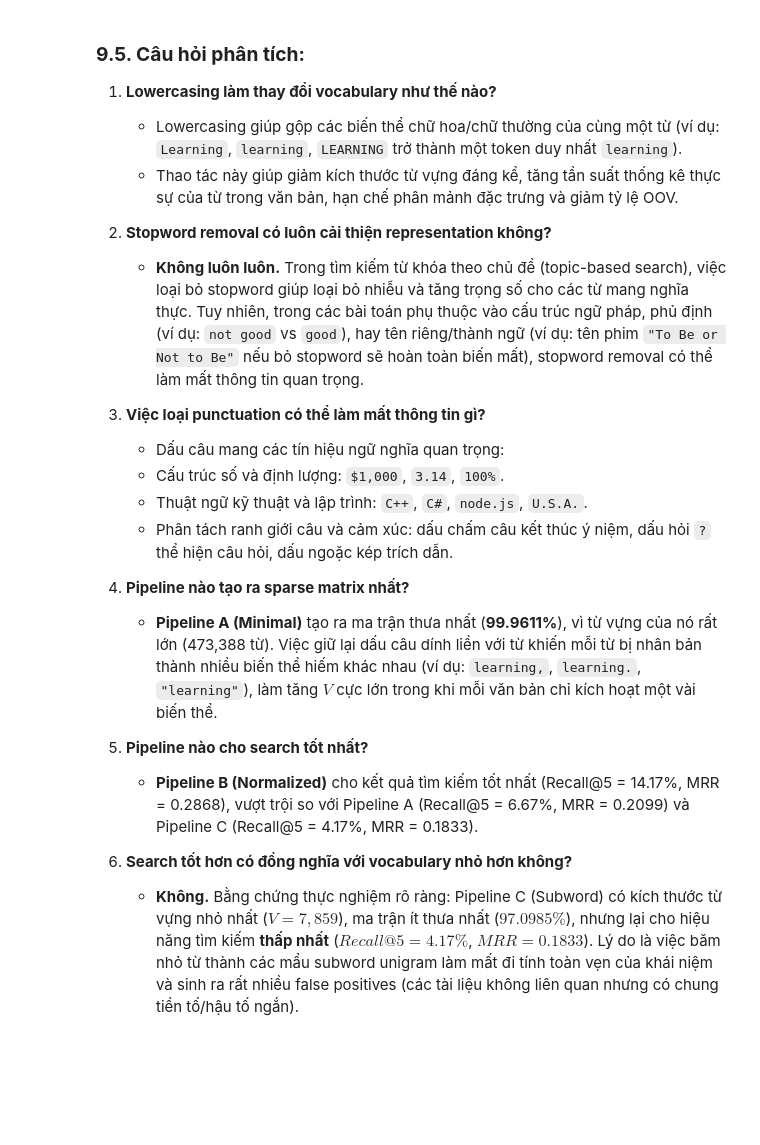
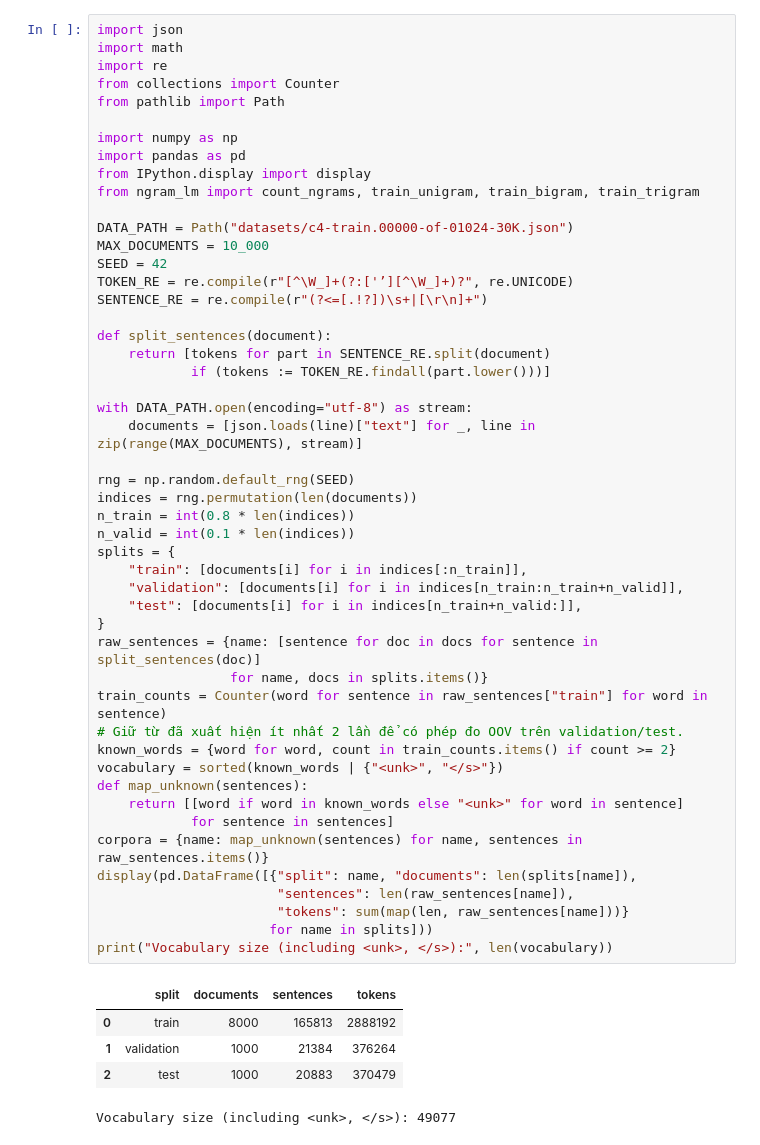
Before and after one commit to truongan683/NLP_TH, a Jupyter notebook: experiments.ipynb, the cells around one changed output. Saved outputs shown, nothing was run; the diff lists cells and outputs as text; blank space fills up the shorter version.

```diff
--- a/experiments.ipynb
+++ b/experiments.ipynb
@@ -449,24 +1,55 @@ So sánh
-# %% [markdown]
-### **9.5. Câu hỏi phân tích:**
-
-1. **Lowercasing làm thay đổi vocabulary như thế nào?**
-   - Lowercasing giúp gộp các biến thể chữ hoa/chữ thường của cùng một từ (ví dụ: `Learning`, `learning`, `LEARNING` trở thành một token duy nhất `learning`).
-   - Thao tác này giúp giảm kích thước từ vựng đáng kể, tăng tần suất thống kê thực sự của từ trong văn bản, hạn chế phân mảnh đặc trưng và giảm tỷ lệ OOV.
-
-2. **Stopword removal có luôn cải thiện representation không?**
-   - **Không luôn luôn.** Trong tìm kiếm từ khóa theo chủ đề (topic-based search), việc loại bỏ stopword giúp loại bỏ nhiễu và tăng trọng số cho các từ mang nghĩa thực. Tuy nhiên, trong các bài toán phụ thuộc vào cấu trúc ngữ pháp, phủ định (ví dụ: `not good` vs `good`), hay tên riêng/thành ngữ (ví dụ: tên phim `"To Be or Not to Be"` nếu bỏ stopword sẽ hoàn toàn biến mất), stopword removal có thể làm mất thông tin quan trọng.
-
-3. **Việc loại punctuation có thể làm mất thông tin gì?**
-   - Dấu câu mang các tín hiệu ngữ nghĩa quan trọng:
-   - Cấu trúc số và định lượng: `$1,000`, `3.14`, `100%`.
-   - Thuật ngữ kỹ thuật và lập trình: `C++`, `C#`, `node.js`, `U.S.A.`.
-   - Phân tách ranh giới câu và cảm xúc: dấu chấm câu kết thúc ý niệm, dấu hỏi `?` thể hiện câu hỏi, dấu ngoặc kép trích dẫn.
-
-4. **Pipeline nào tạo ra sparse matrix nhất?**
-   - **Pipeline A (Minimal)** tạo ra ma trận thưa nhất (**99.9611%**), vì từ vựng của nó rất lớn (473,388 từ). Việc giữ lại dấu câu dính liền với từ khiến mỗi từ bị nhân bản thành nhiều biến thể hiếm khác nhau (ví dụ: `learning,`, `learning.`, `"learning"`), làm tăng $V$ cực lớn trong khi mỗi văn bản chỉ kích hoạt một vài biến thể.
-
-5. **Pipeline nào cho search tốt nhất?**
-   - **Pipeline B (Normalized)** cho kết quả tìm kiếm tốt nhất (Recall@5 = 14.17%, MRR = 0.2868), vượt trội so với Pipeline A (Recall@5 = 6.67%, MRR = 0.2099) và Pipeline C (Recall@5 = 4.17%, MRR = 0.1833).
-
-6. **Search tốt hơn có đồng nghĩa với vocabulary nhỏ hơn không?**
-   - **Không.** Bằng chứng thực nghiệm rõ ràng: Pipeline C (Subword) có kích thước từ vựng nhỏ nhất ($V = 7,859$), ma trận ít thưa nhất ($97.0985\%$), nhưng lại cho hiệu năng tìm kiếm **thấp nhất** ($Recall@5 = 4.17\%$, $MRR = 0.1833$). Lý do là việc băm nhỏ từ thành các mẩu subword unigram làm mất đi tính toàn vẹn của khái niệm và sinh ra rất nhiều false positives (các tài liệu không liên quan nhưng có chung tiền tố/hậu tố ngắn).
+# %%
+import json
+import math
+import re
+from collections import Counter
+from pathlib import Path
+
+import numpy as np
+import pandas as pd
+from IPython.display import display
+from ngram_lm import count_ngrams, train_unigram, train_bigram, train_trigram
+
+DATA_PATH = Path("datasets/c4-train.00000-of-01024-30K.json")
+MAX_DOCUMENTS = 10_000
+SEED = 42
+TOKEN_RE = re.compile(r"[^\W_]+(?:['’][^\W_]+)?", re.UNICODE)
+SENTENCE_RE = re.compile(r"(?<=[.!?])\s+|[\r\n]+")
+
+def split_sentences(document):
+    return [tokens for part in SENTENCE_RE.split(document)
+            if (tokens := TOKEN_RE.findall(part.lower()))]
+
+with DATA_PATH.open(encoding="utf-8") as stream:
+    documents = [json.loads(line)["text"] for _, line in zip(range(MAX_DOCUMENTS), stream)]
+
+rng = np.random.default_rng(SEED)
+indices = rng.permutation(len(documents))
+n_train = int(0.8 * len(indices))
+n_valid = int(0.1 * len(indices))
+splits = {
+    "train": [documents[i] for i in indices[:n_train]],
+    "validation": [documents[i] for i in indices[n_train:n_train+n_valid]],
+    "test": [documents[i] for i in indices[n_train+n_valid:]],
+}
+raw_sentences = {name: [sentence for doc in docs for sentence in split_sentences(doc)]
+                 for name, docs in splits.items()}
+train_counts = Counter(word for sentence in raw_sentences["train"] for word in sentence)
+# Giữ từ đã xuất hiện ít nhất 2 lần để có phép đo OOV trên validation/test.
+known_words = {word for word, count in train_counts.items() if count >= 2}
+vocabulary = sorted(known_words | {"<unk>", "</s>"})
+def map_unknown(sentences):
+    return [[word if word in known_words else "<unk>" for word in sentence]
+            for sentence in sentences]
+corpora = {name: map_unknown(sentences) for name, sentences in raw_sentences.items()}
+display(pd.DataFrame([{"split": name, "documents": len(splits[name]),
+                       "sentences": len(raw_sentences[name]),
+                       "tokens": sum(map(len, raw_sentences[name]))}
+                      for name in splits]))
+print("Vocabulary size (including <unk>, </s>):", len(vocabulary))
+# %% [output]
+|  | split | documents | sentences | tokens |
+| 0 | train | 8000 | 165813 | 2888192 |
+| 1 | validation | 1000 | 21384 | 376264 |
+| 2 | test | 1000 | 20883 | 370479 |
+Vocabulary size (including <unk>, </s>): 49077
```
Also changed, not shown: parts of 39 cells of this notebook, 10 other files.
